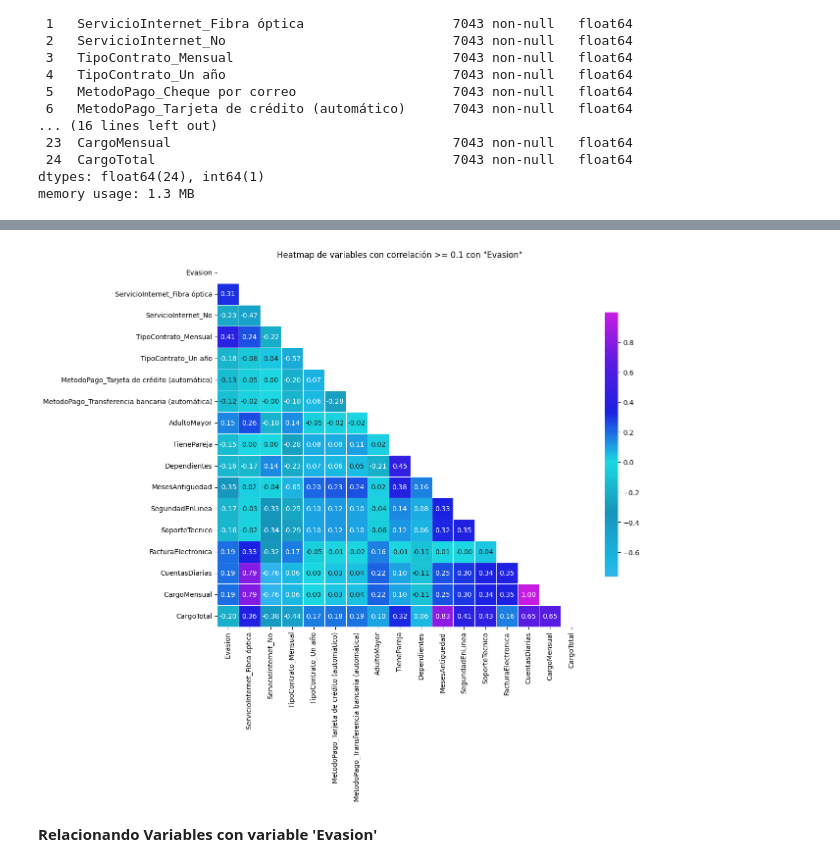
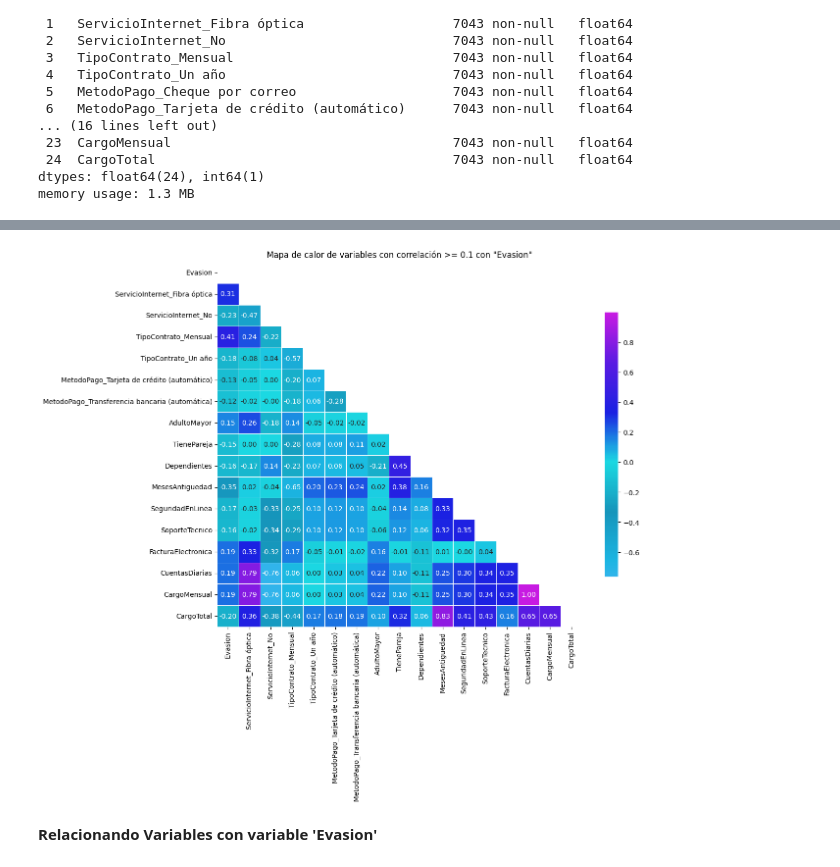
Before and after one commit to DanielRaiicHu/telecom_x_2, a Jupyter notebook: telecom_x_2.ipynb, the cells around one changed output, grey strips where cells are left out. Drawn from its saved outputs; the diff is of its cells as text; code cells hidden in the pictures.

```diff
--- a/telecom_x_2.ipynb
+++ b/telecom_x_2.ipynb
@@ -526,7 +431,7 @@ import seaborn as sns
 import numpy as np
 from matplotlib.colors import LinearSegmentedColormap
 
-# Paleta personalizada en orden de intensidad
+# Paleta de colores personalizada
 cmap_personalizado = LinearSegmentedColormap.from_list("mi_paleta", colores, N=256)
 
 # Variable objetivo
@@ -536,35 +441,35 @@ variable_objetivo = 'Evasion'
 limite = 0.1
 
 # Filtrar variables que tengan correlación absoluta >= umbral con la variable objetivo
 variables_relevantes = correlacion.index[abs(correlacion[variable_objetivo]) >= limite].tolist()
 
 # Asegurar que la variable objetivo esté en la lista (si no está, añadirla)
 if variable_objetivo not in variables_relevantes:
     variables_relevantes.append(variable_objetivo)
 
 # Crear una matriz de correlación solo con las variables seleccionadas
 corr_filtrada = correlacion.loc[variables_relevantes, variables_relevantes]
 
 # Generar una máscara para ocultar el triángulo superior de la matriz (incluida la diagonal)
 mascara = np.triu(np.ones_like(corr_filtrada, dtype=bool))
 
 # Graficar el heatmap con tu paleta de colores
 plt.figure(figsize=(12,10))
 sns.heatmap(
     corr_filtrada,
     annot=True,
     fmt=".2f",
     cmap=cmap_personalizado,  # << aquí se aplica tu paleta
     center=0,
     square=True,
     linewidths=0.5,
     cbar_kws={"shrink": 0.7},
     mask=mascara
 )
-plt.title(f'Heatmap de variables con correlación >= {limite} con \"{variable_objetivo}\"')
+plt.title(f'Mapa de calor de variables con correlación >= {limite} con \"{variable_objetivo}\"')
 plt.show()
 # %% [output]
-[figure, old version]
+[figure, new version]
 # %% [markdown]
 **Relacionando Variables con variable 'Evasion'**
 # %%
```
Also changed, not shown: parts of 16 cells of this notebook.
